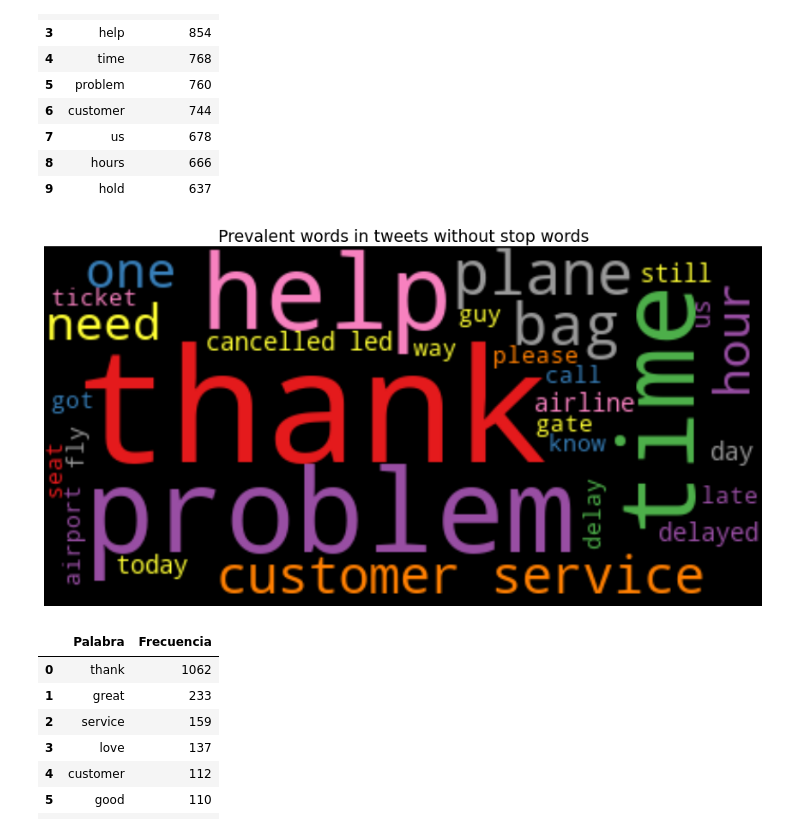
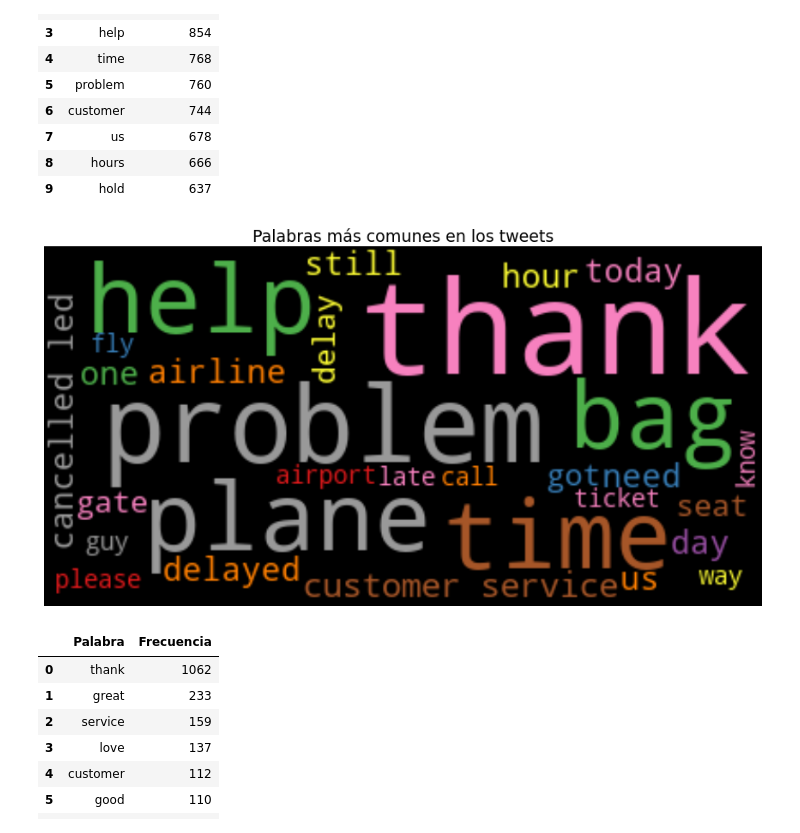
Before and after one commit to astach-DS/Tweets-Sentiment-Classification, a Jupyter notebook: Tweets.ipynb, the cells around one changed output. Drawn from its saved outputs; the diff is of its cells as text; code cells hidden in the pictures.

```diff
--- a/Tweets.ipynb
+++ b/Tweets.ipynb
@@ -150,0 +151,2 @@ pd.DataFrame(collections.Counter(lista).most_common(10),columns=['Palabra','Frec
+# %%
+plt.rcParams.update({'font.size': 13})
@@ -171,17 +182,17 @@ pd.DataFrame(collections.Counter(lista_no_stopWords).most_common(10),columns=['P
 | 8 | hours | 666 |
 | 9 | hold | 637 |
 # %%
-#Visualizacion de las principales palabras en los tweets sin stop words
-text = ",".join(review for review in lista_no_stopWords)
+#Visualization of most common without stop words
+text = ",".join(word for word in lista_no_stopWords)
 wordcloud = WordCloud(max_words=30, colormap='Set1',background_color="black").generate(text)
 plt.figure(figsize=(15,10))
 plt.imshow(wordcloud, interpolation='bilinear')
 plt.axis("off")
 plt.figure(1,figsize=(12, 12))
-plt.title('Prevalent words in tweets without stop words',fontsize=19)
+plt.title('Palabras más comunes en los tweets',fontsize=19)
 plt.show()
 # %% [output]
-[figure, old version]
+[figure, new version]
 # %%
 #Visualización de las palabras más comunes según clasificación de Tweet en positivo
 mask_positive = data['airline_sentiment'] == 'positive'
```
Also changed, not shown: parts of 32 cells of this notebook.
